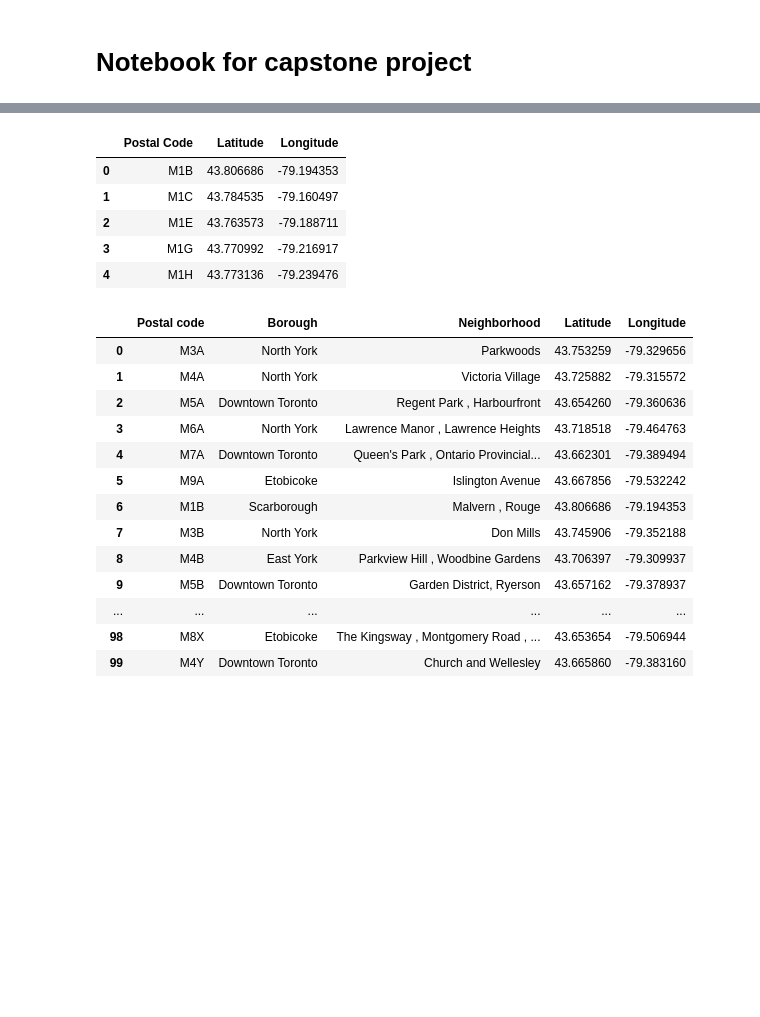
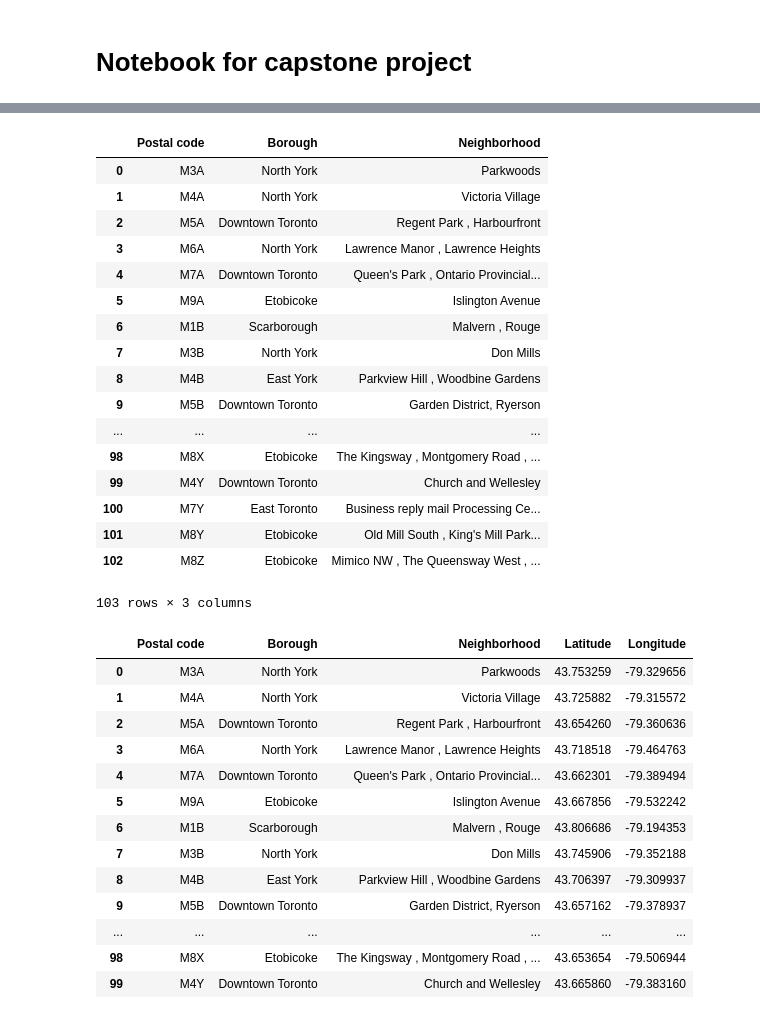
Before and after one commit to sandgate279/IBM_Capstone, a Jupyter notebook: capstone project.ipynb, the cells around one changed output, grey strips where cells are left out. Saved outputs shown, nothing was run; the diff lists cells and outputs as text; code cells hidden in the pictures; blank space fills up the shorter version.

```diff
--- a/capstone project.ipynb
+++ b/capstone project.ipynb
@@ -80,31 +62,47 @@ for j in range(1,len(tr_elements)):
 # %%
 Dict={title:column for (title,column) in col}
 df=pd.DataFrame(Dict)
 # remove \n -new line characters from the df
 df = df.replace('\n','', regex=True)
 #if Borough is Not assigned then drop the row
 df.drop(df.loc[df['Borough\n']=='Not assigned'].index, inplace=True)
 #if Postal code is Not empty then drop the row
 df.drop(df.loc[df['Postal code\n']==''].index, inplace=True)
 # set the index as Borough because after the drop index is not serial
 df.set_index('Postal code\n',inplace=True)
 #rest the index column as a seriel numbers
 df.reset_index(inplace=True)
 #replace / in Neighborhood to comma.
 df['Neighborhood\n']=df['Neighborhood\n'].str.replace("/",",")
+
+
+
+
+df
+# %% [output]
+|  | Postal code | Borough | Neighborhood |
+| 0 | M3A | North York | Parkwoods |
+| 1 | M4A | North York | Victoria Village |
+| 2 | M5A | Downtown Toronto | Regent Park , Harbourfront |
+| 3 | M6A | North York | Lawrence Manor , Lawrence Heights |
+| 4 | M7A | Downtown Toronto | Queen's Park , Ontario Provincial... |
+| 5 | M9A | Etobicoke | Islington Avenue |
+| 6 | M1B | Scarborough | Malvern , Rouge |
+| 7 | M3B | North York | Don Mills |
+| 8 | M4B | East York | Parkview Hill , Woodbine Gardens |
+| 9 | M5B | Downtown Toronto | Garden District, Ryerson |
+| ... | ... | ... | ... |
+| 98 | M8X | Etobicoke | The Kingsway , Montgomery Road , ... |
+| 99 | M4Y | Downtown Toronto | Church and Wellesley |
+| 100 | M7Y | East Toronto | Business reply mail Processing Ce... |
+| 101 | M8Y | Etobicoke | Old Mill South , King's Mill Park... |
+| 102 | M8Z | Etobicoke | Mimico NW , The Queensway West , ... |
+103 rows × 3 columns
 # %%
 #Click here and press Shift+Enter
 !wget -O cell_samples.csv https://cocl.us/Geospatial_data
 # %%
 df1 = pd.read_csv("cell_samples.csv")
-df1.head()
-# %% [output]
-|  | Postal Code | Latitude | Longitude |
-| 0 | M1B | 43.806686 | -79.194353 |
-| 1 | M1C | 43.784535 | -79.160497 |
-| 2 | M1E | 43.763573 | -79.188711 |
-| 3 | M1G | 43.770992 | -79.216917 |
-| 4 | M1H | 43.773136 | -79.239476 |
 # %%
 #Merge 2 data frame that matches with the postcodes from both the data frames.
 df = pd.merge(left=df, right=df1, how="left", left_on=["Postal code\n"], right_on=["Postal Code"])
```
Also changed, not shown: parts of 2 cells of this notebook.
